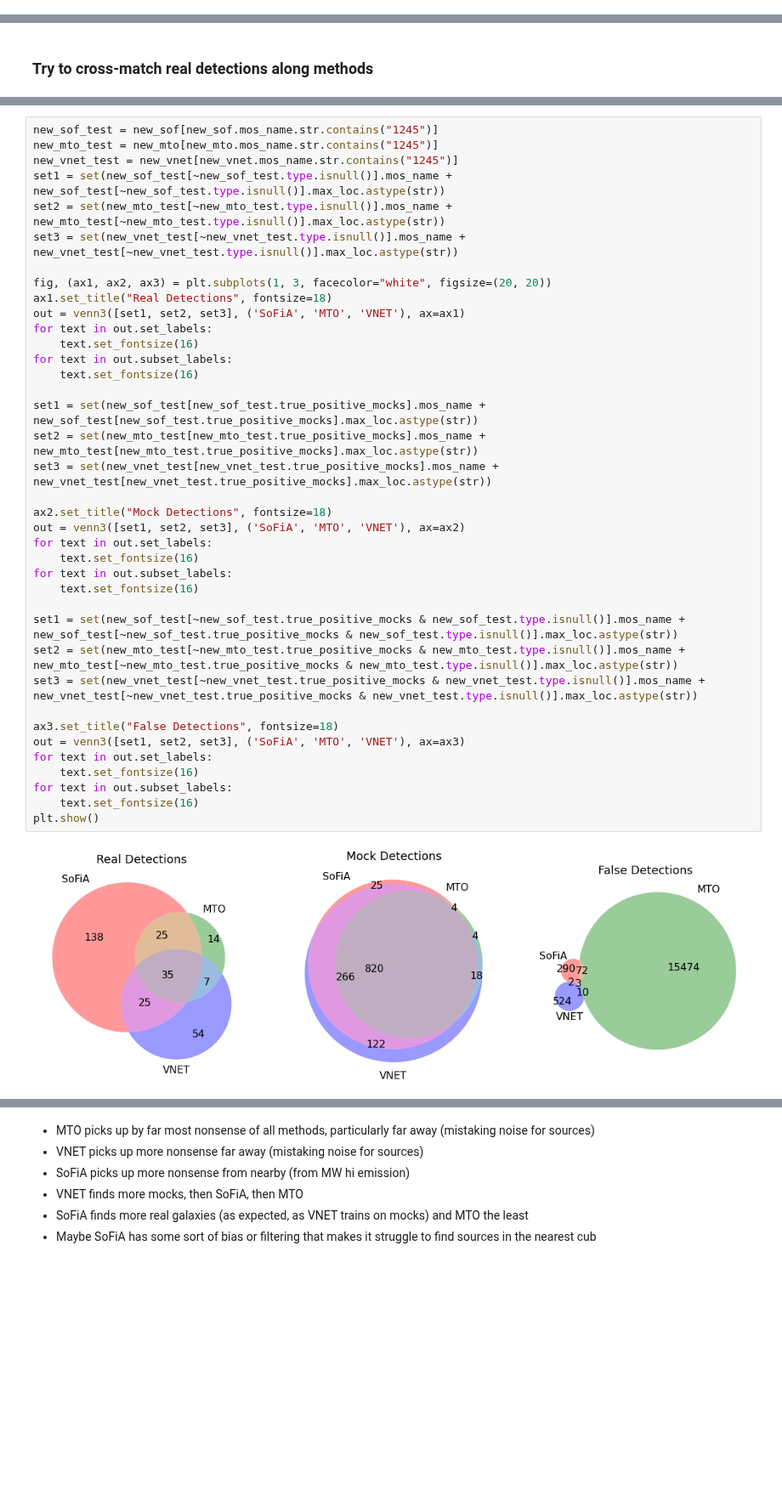
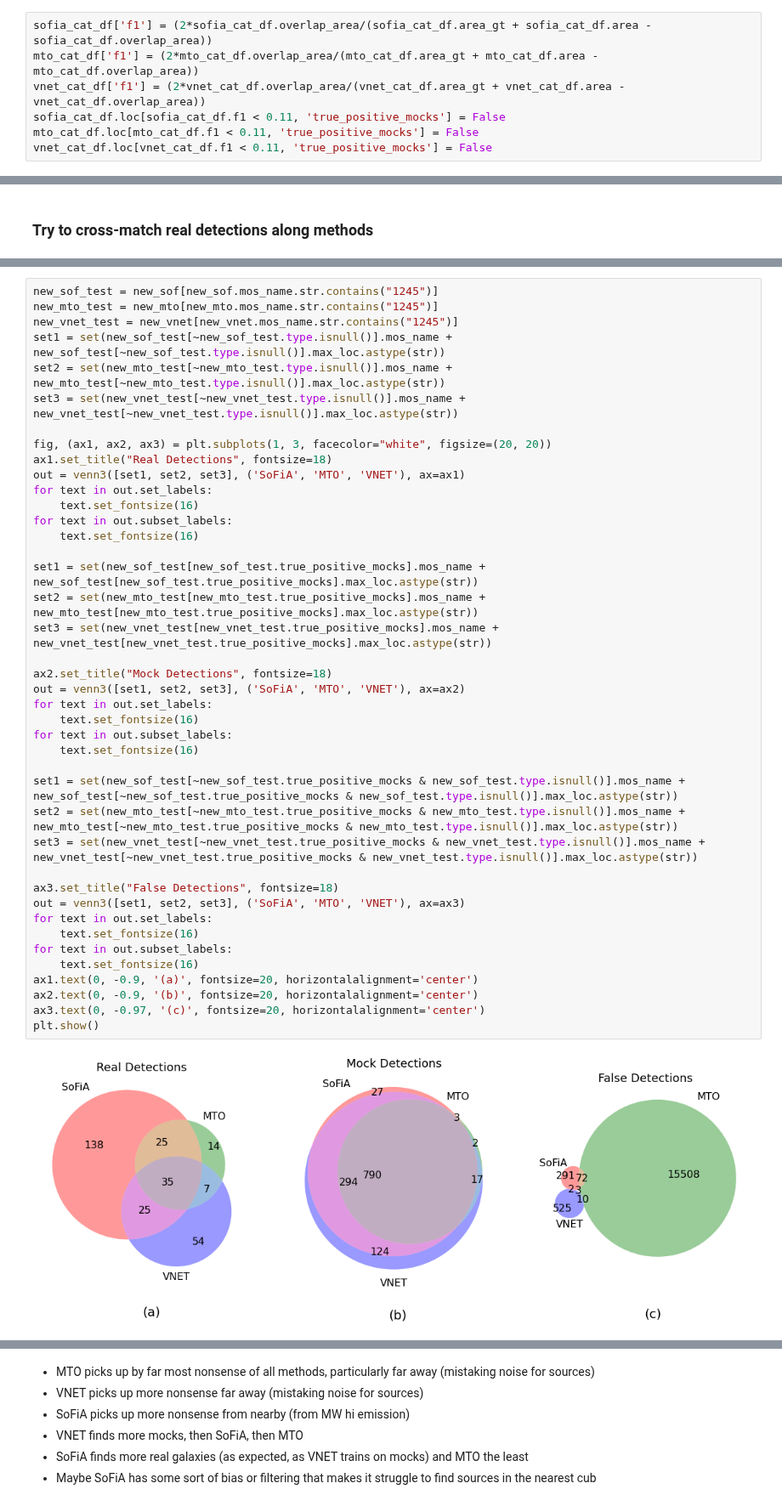
Before and after one commit to Jbarkai/HISourceFinder, a Jupyter notebook: notebooks/Results.ipynb, the cells around one changed output, grey strips where cells are left out. Shown at 85% size. Saved outputs shown, nothing was run; the diff lists cells and outputs as text; blank space fills up the shorter version.

```diff
--- a/notebooks/Results.ipynb
+++ b/notebooks/Results.ipynb
@@ -104,3 +111,10 @@ vnet_cat_df["ny_kpc"] = vnet_cat_df.dist*np.tan(np.deg2rad(d_width*vnet_cat_df.n
+# %%
+sofia_cat_df['f1'] = (2*sofia_cat_df.overlap_area/(sofia_cat_df.area_gt + sofia_cat_df.area - sofia_cat_df.overlap_area))
+mto_cat_df['f1'] = (2*mto_cat_df.overlap_area/(mto_cat_df.area_gt + mto_cat_df.area - mto_cat_df.overlap_area))
+vnet_cat_df['f1'] = (2*vnet_cat_df.overlap_area/(vnet_cat_df.area_gt + vnet_cat_df.area - vnet_cat_df.overlap_area))
+sofia_cat_df.loc[sofia_cat_df.f1 < 0.11, 'true_positive_mocks'] = False
+mto_cat_df.loc[mto_cat_df.f1 < 0.11, 'true_positive_mocks'] = False
+vnet_cat_df.loc[vnet_cat_df.f1 < 0.11, 'true_positive_mocks'] = False
 # %%
 def evaluate(output_df, gt_df, mos_name, verbose=False):
     seg_df = output_df[output_df.mos_name == mos_name]
@@ -326,34 +303,37 @@ fig, (ax1, ax2, ax3) = plt.subplots(1, 3, facecolor="white", figsize=(20, 20))
 ax1.set_title("Real Detections", fontsize=18)
 out = venn3([set1, set2, set3], ('SoFiA', 'MTO', 'VNET'), ax=ax1)
 for text in out.set_labels:
     text.set_fontsize(16)
 for text in out.subset_labels:
     text.set_fontsize(16)
 
 set1 = set(new_sof_test[new_sof_test.true_positive_mocks].mos_name + new_sof_test[new_sof_test.true_positive_mocks].max_loc.astype(str))
 set2 = set(new_mto_test[new_mto_test.true_positive_mocks].mos_name + new_mto_test[new_mto_test.true_positive_mocks].max_loc.astype(str))
 set3 = set(new_vnet_test[new_vnet_test.true_positive_mocks].mos_name + new_vnet_test[new_vnet_test.true_positive_mocks].max_loc.astype(str))
 
 ax2.set_title("Mock Detections", fontsize=18)
 out = venn3([set1, set2, set3], ('SoFiA', 'MTO', 'VNET'), ax=ax2)
 for text in out.set_labels:
     text.set_fontsize(16)
 for text in out.subset_labels:
     text.set_fontsize(16)
 
 set1 = set(new_sof_test[~new_sof_test.true_positive_mocks & new_sof_test.type.isnull()].mos_name + new_sof_test[~new_sof_test.true_positive_mocks & new_sof_test.type.isnull()].max_loc.astype(str))
 set2 = set(new_mto_test[~new_mto_test.true_positive_mocks & new_mto_test.type.isnull()].mos_name + new_mto_test[~new_mto_test.true_positive_mocks & new_mto_test.type.isnull()].max_loc.astype(str))
 set3 = set(new_vnet_test[~new_vnet_test.true_positive_mocks & new_vnet_test.type.isnull()].mos_name + new_vnet_test[~new_vnet_test.true_positive_mocks & new_vnet_test.type.isnull()].max_loc.astype(str))
 
 ax3.set_title("False Detections", fontsize=18)
 out = venn3([set1, set2, set3], ('SoFiA', 'MTO', 'VNET'), ax=ax3)
 for text in out.set_labels:
     text.set_fontsize(16)
 for text in out.subset_labels:
     text.set_fontsize(16)
+ax1.text(0, -0.9, '(a)', fontsize=20, horizontalalignment='center')
+ax2.text(0, -0.9, '(b)', fontsize=20, horizontalalignment='center')
+ax3.text(0, -0.97, '(c)', fontsize=20, horizontalalignment='center')
 plt.show()
 # %% [output]
-[figure, old version]
+[figure, new version]
 # %%
 for mos_name in np.sort(new_sof_test.mos_name.unique()):
     set1 = set(new_sof_test[~new_sof_test.type.isnull() & (new_sof_test.mos_name==mos_name)].mos_name + new_sof_test[~new_sof_test.type.isnull() & (new_sof_test.mos_name==mos_name)].max_loc.astype(str))
```
Also changed, not shown: parts of 45 cells of this notebook, 13 other files.
